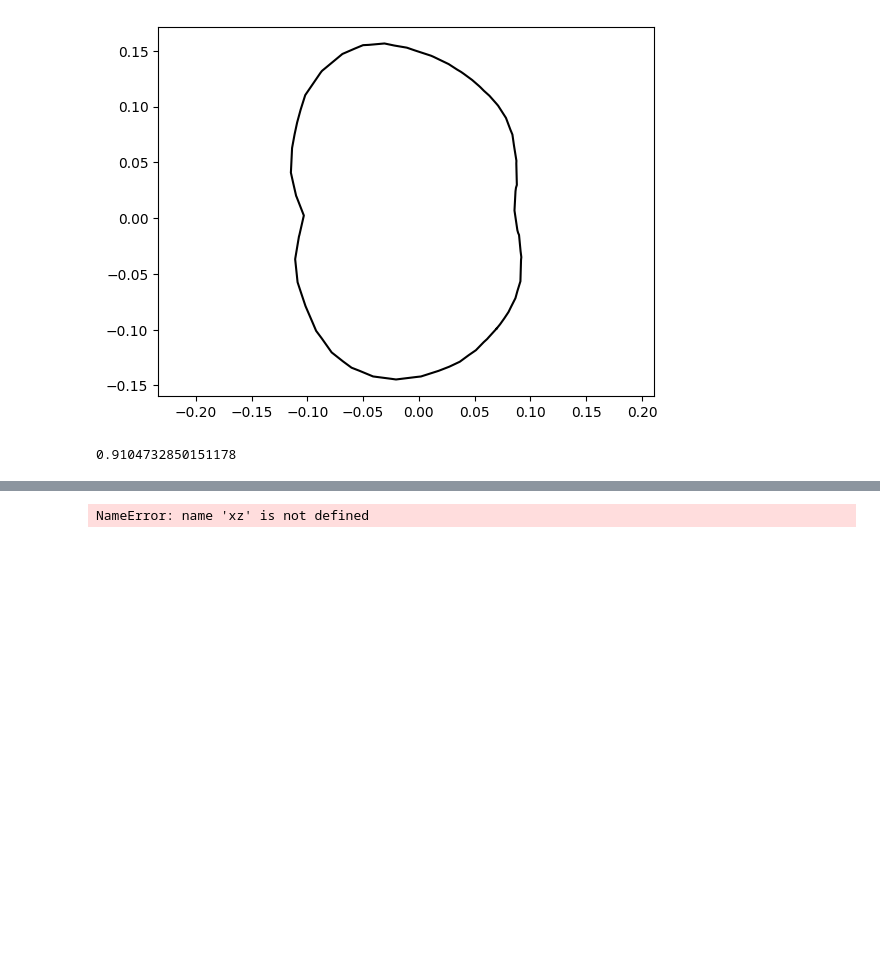
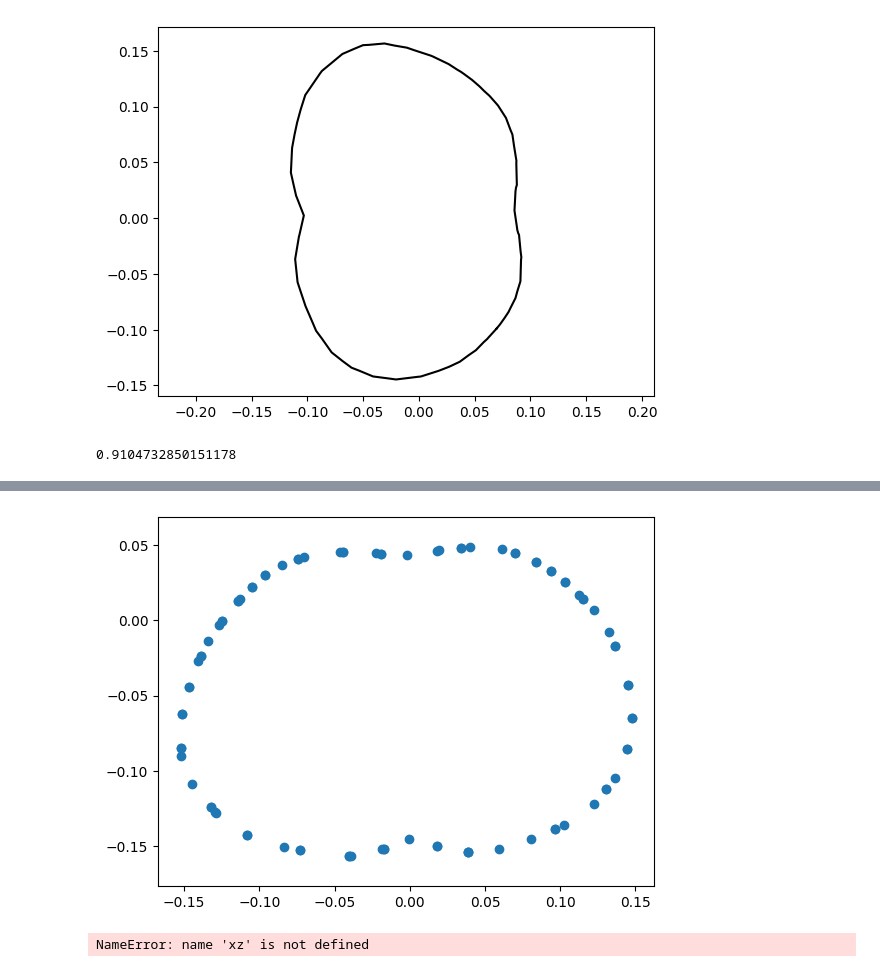
Before and after one commit to mattiabaro98/unsupervised3dhuman, a Jupyter notebook: test.ipynb, the cells around one changed output, grey strips where cells are left out. Cells and saved outputs as stored; diff of their text form; code cells hidden in the pictures; blank space fills up the shorter version.

```diff
--- a/test.ipynb
+++ b/test.ipynb
@@ -102,3 +176,33 @@ slice_2D.length * real_height / smpl_height
+# %%
+def get_polar_angle(point, center):
+    """Calculate the polar angle of a point with respect to the center."""
+    dx = point[0] - center[0]
+    dy = point[1] - center[1]
+    return np.arctan2(dy, dx)
+
+def order_points(selected_points):
+    """Order the points based on their polar angles with respect to the centroid."""
+    # Find the centroid of the figure
+    centroid = np.mean(selected_points, axis=0)
+
+    # Calculate polar angles for all points
+    polar_angles = [get_polar_angle(point, centroid) for point in selected_points]
+
+    # Sort points based on polar angles
+    ordered_indices = np.argsort(polar_angles)
+
+    # Reorder the points
+    ordered_points = selected_points[ordered_indices]
+
+    return ordered_points
+# %%
+ordered_points = order_points(selected_points)
+# %%
+plt.scatter(ordered_points[:,0], ordered_points[:,1])
+plt.axis('equal')
+plt.show()
+# %% [output]
+[figure, added]
 # %%
 y = np.array([0, 1, 0])
 phi = np.arccos(np.dot(normal, y) / (np.linalg.norm(normal) * np.linalg.norm(y)))
```
Also changed, not shown: parts of 16 cells of this notebook, 1 other file.
